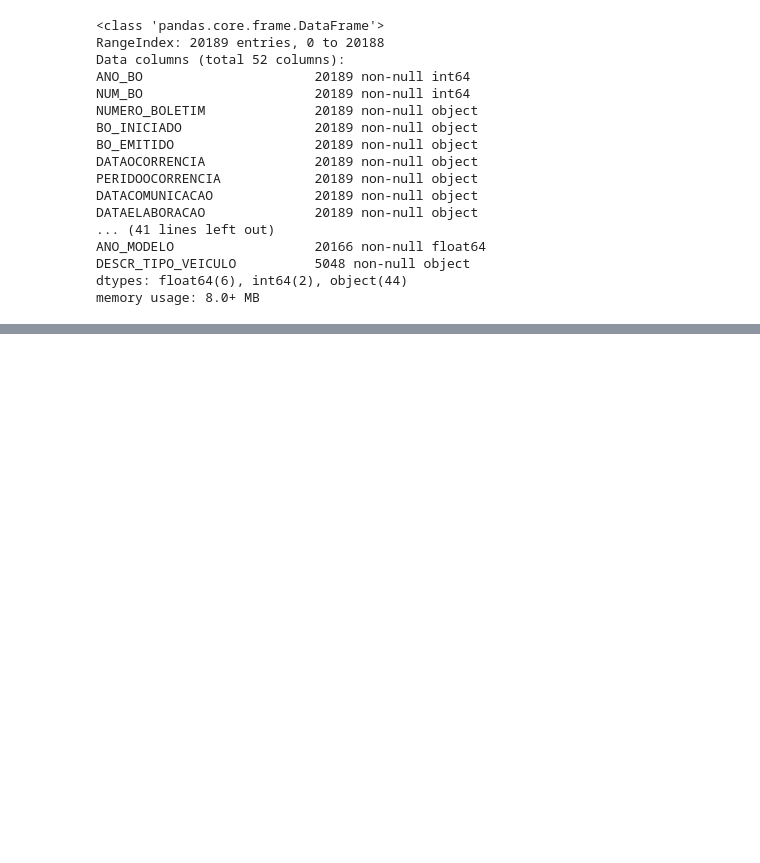
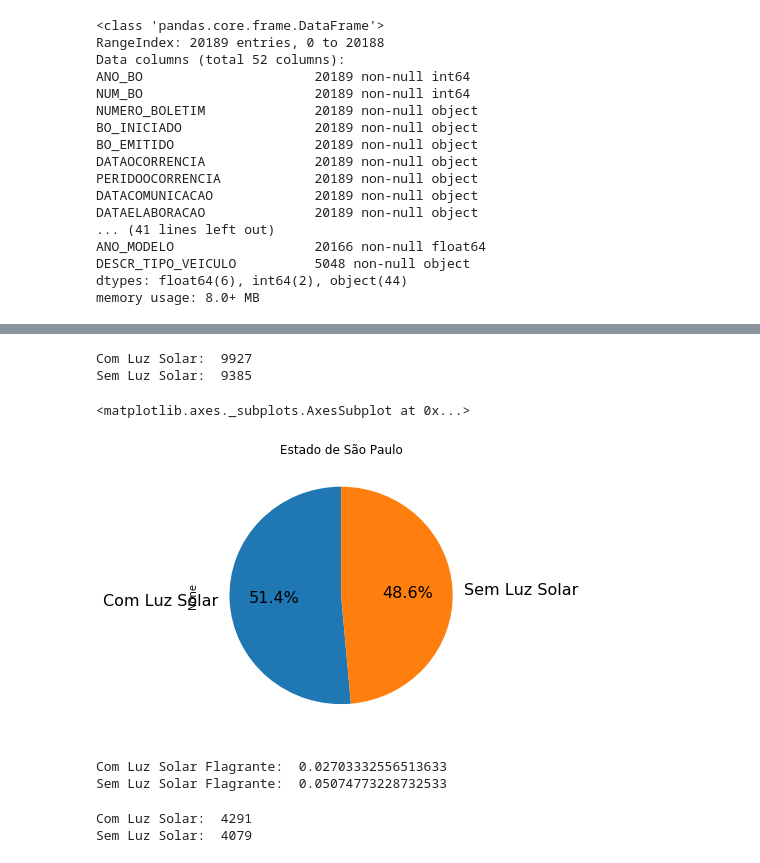
Before and after one commit to RodrigoDias27/-lamppost_on_sp_city, a Jupyter notebook: notebooks/Lampposts on SP.ipynb, the cells around one changed output, grey strips where cells are left out. Drawn from its saved outputs; the diff is of its cells as text; code cells hidden in the pictures; blank space fills up the shorter version.

```diff
--- a/notebooks/Lampposts on SP.ipynb
+++ b/notebooks/Lampposts on SP.ipynb
@@ -143,0 +322,30 @@ memory usage: 8.0+ MB
+# %%
+com_luz = ((df_data.PERIDOOCORRENCIA_TIPO==1) | (df_data.PERIDOOCORRENCIA_TIPO==2))
+sem_luz = ((df_data.PERIDOOCORRENCIA_TIPO==3) | (df_data.PERIDOOCORRENCIA_TIPO==4))
+print('Com Luz Solar: ', com_luz.sum())
+print('Sem Luz Solar: ', sem_luz.sum())
+# %% [output]
+Com Luz Solar:  9927
+Sem Luz Solar:  9385
+# %%
+luz_solar = [com_luz.sum(),sem_luz.sum()]
+pd.Series(luz_solar).plot(
+    kind='pie',
+    labels=['Com Luz Solar','Sem Luz Solar'],
+    title='Estado de São Paulo',
+    startangle=90,
+    shadow=False,
+    figsize=(5,5),
+    fontsize=16,
+    autopct='%1.1f%%')
+# %% [output]
+<matplotlib.axes._subplots.AxesSubplot at 0x...>
+[figure, added]
+# %%
+com_luz_flagrante = ((com_luz) & (df_data.FLAGRANTE_BOOL==True))
+sem_luz_flagrante = ((sem_luz) & (df_data.FLAGRANTE_BOOL==True))
+print('Com Luz Solar Flagrante: ', com_luz_flagrante.sum()/com_luz.sum())
+print('Sem Luz Solar Flagrante: ', sem_luz_flagrante.sum()/sem_luz.sum())
+# %% [output]
+Com Luz Solar Flagrante:  0.02703332556513633
+Sem Luz Solar Flagrante:  0.05074773228732533
@@ -143,0 +354,8 @@ memory usage: 8.0+ MB
+# %%
+com_luz_sp = ((df_sp.PERIDOOCORRENCIA_TIPO==1) | (df_sp.PERIDOOCORRENCIA_TIPO==2))
+sem_luz_sp = ((df_sp.PERIDOOCORRENCIA_TIPO==3) | (df_sp.PERIDOOCORRENCIA_TIPO==4))
+print('Com Luz Solar: ', com_luz_sp.sum())
+print('Sem Luz Solar: ', sem_luz_sp.sum())
+# %% [output]
+Com Luz Solar:  4291
+Sem Luz Solar:  4079
```
Also changed, not shown: parts of 23 cells of this notebook.
